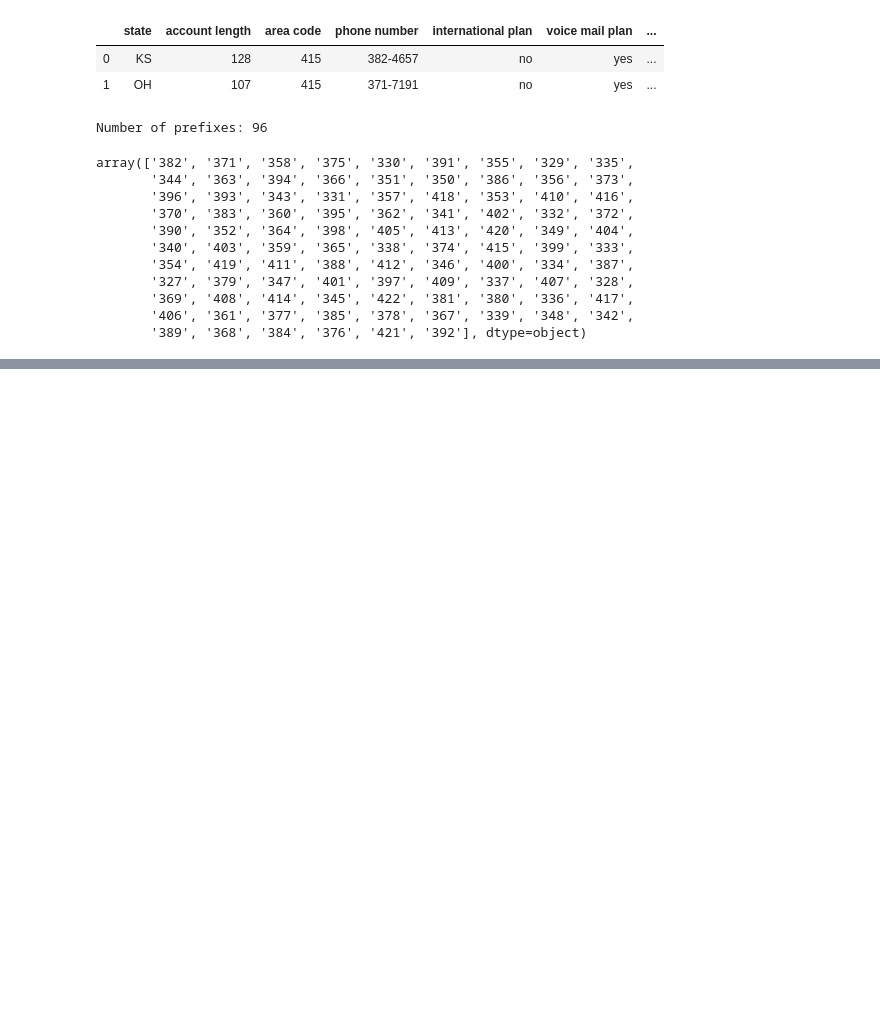
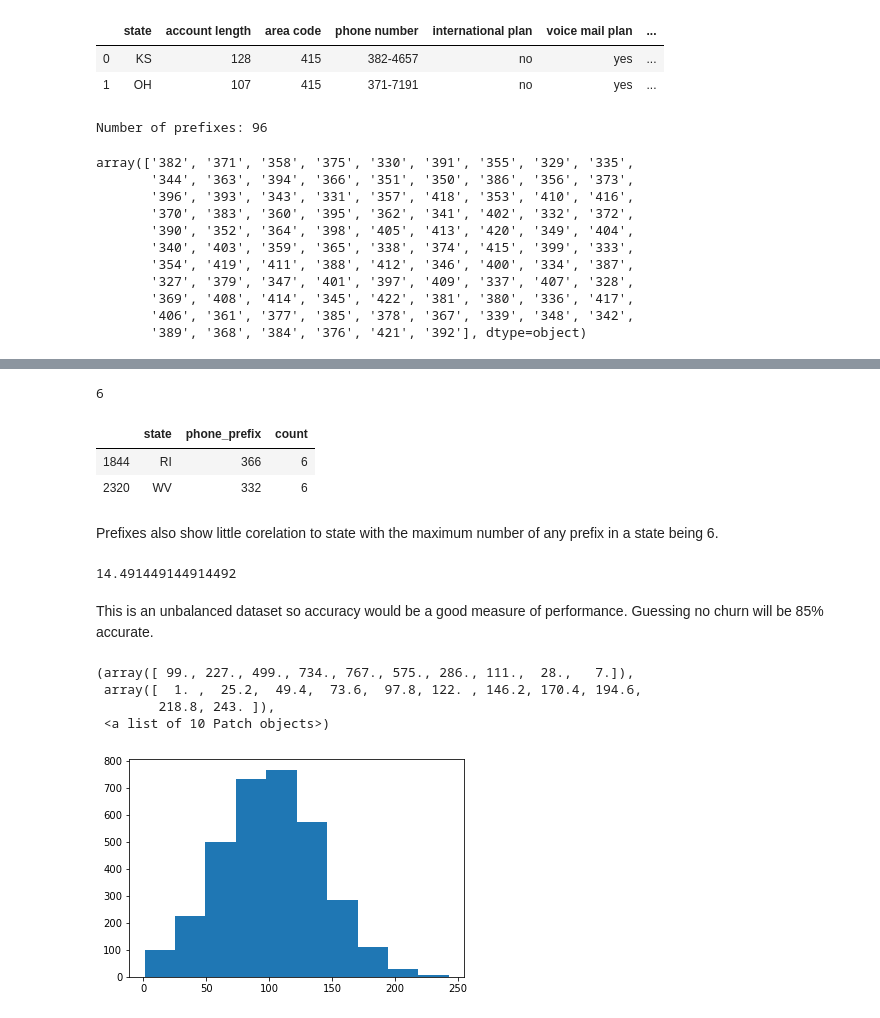
Before and after one commit to scottkds/metis_project3, a Jupyter notebook: models/Churn_EDA.ipynb, the cells around one changed output, grey strips where cells are left out. Cells and saved outputs as stored; diff of their text form; code cells hidden in the pictures; blank space fills up the shorter version.

```diff
--- a/models/Churn_EDA.ipynb
+++ b/models/Churn_EDA.ipynb
@@ -149,0 +136,30 @@ The distribution of phone numbers doesn't seem realistic. The area codes are Cal
+# %%
+# Show the maximum number of a prefix in a state
+pfix['count'].max()
+# %% [output]
+6
+# %%
+# Show count of prefix counts greater than or equal to 6.
+pfix[pfix['count'] >= 6]
+# %% [output]
+|  | state | phone_prefix | count |
+| 1844 | RI | 366 | 6 |
+| 2320 | WV | 332 | 6 |
+# %% [markdown]
+Prefixes also show little corelation to state with the maximum number of any prefix in a state being 6.
+# %%
+# What is the percentage of Churn?
+sum(tc['churn']) / len(tc) * 100
+# %% [output]
+14.491449144914492
+# %% [markdown]
+This is an unbalanced dataset so accuracy would be a good measure of performance. Guessing no churn will be 85% accurate.
+# %%
+# Histogram for account length
+plt.hist(, );
+# %% [output]
+(array([ 99., 227., 499., 734., 767., 575., 286., 111.,  28.,   7.]),
+ array([  1. ,  25.2,  49.4,  73.6,  97.8, 122. , 146.2, 170.4, 194.6,
+        218.8, 243. ]),
+ <a list of 10 Patch objects>)
+[figure, added]
```
Also changed, not shown: parts of 18 cells of this notebook.
